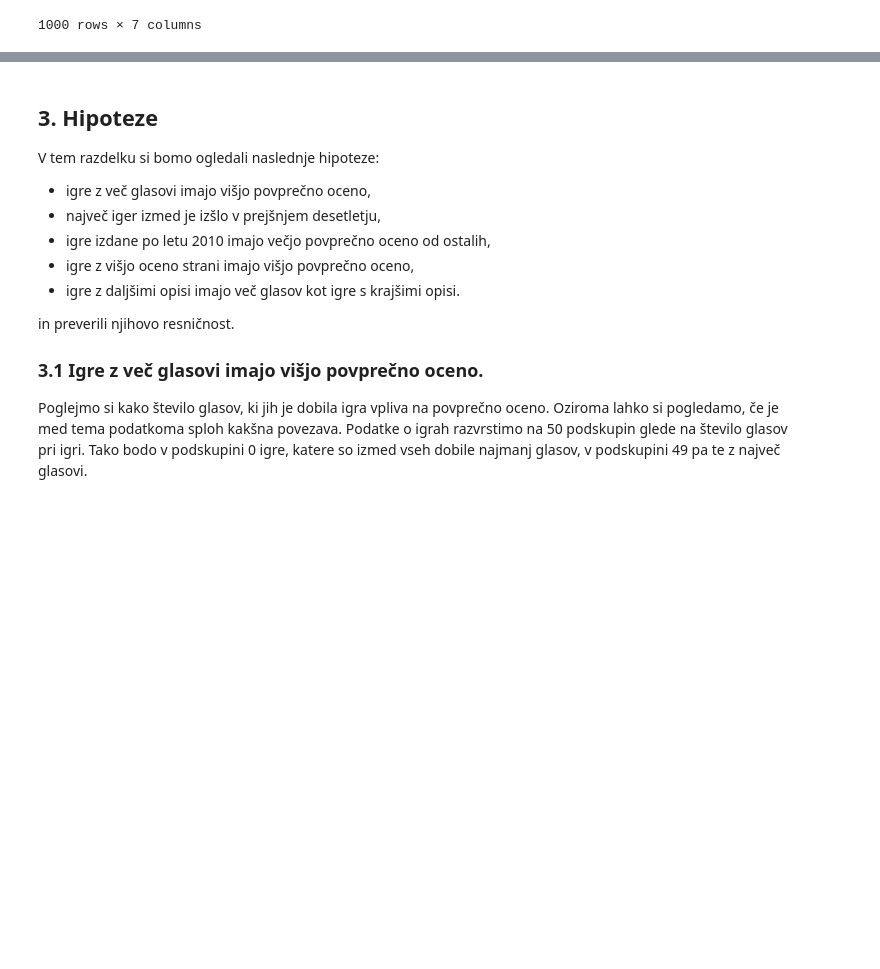
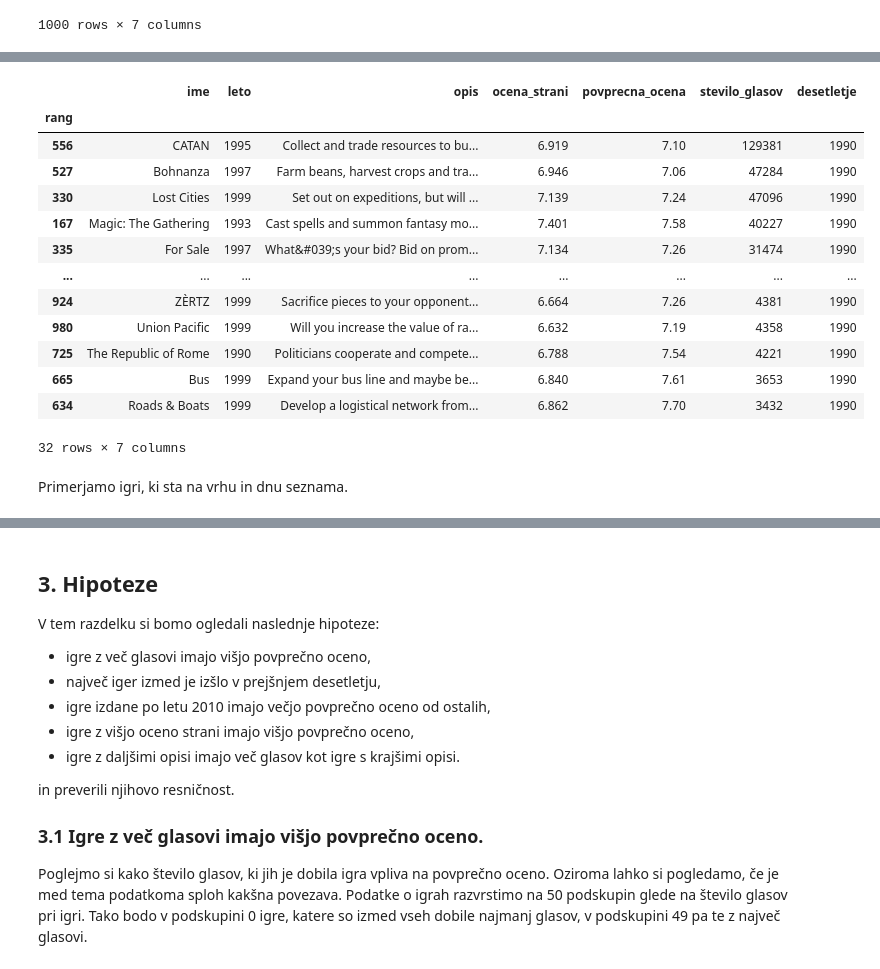
Before and after one commit to NikUrukalo/uvp-projektna-naloga, a Jupyter notebook: analiza.ipynb, the cells around one changed output, grey strips where cells are left out. Saved outputs shown, nothing was run; the diff lists cells and outputs as text; code cells hidden in the pictures; blank space fills up the shorter version.

```diff
--- a/analiza.ipynb
+++ b/analiza.ipynb
@@ -13,8 +13,10 @@ Uvozimo ustrezna paketa ter datoteko za analizo strani. V datoteki igre.csv so z
 - število glasov,
 # %%
 import pandas as pd
-import numpy as np
+import matplotlib.pyplot as plt
 %matplotlib inline
+
+pd.set_option('display.max_rows', 10)
 # %%
 igre = pd.read_csv('igre.csv', index_col="rang")
 # %% [markdown]
@@ -45,0 +64,21 @@ igre
+# %%
+igre_90ta = igre[igre['desetletje'] == 1990]
+najbolj_glasovane_igre = igre_90ta.sort_values(by='stevilo_glasov', ascending=False)
+najbolj_glasovane_igre
+# %% [output]
+|  | ime | leto | opis | ocena_strani | povprecna_ocena | stevilo_glasov | desetletje |
+| rang |  |  |  |  |  |  |  |
+| 556 | CATAN | 1995 | Collect and trade resources to bu... | 6.919 | 7.10 | 129381 | 1990 |
+| 527 | Bohnanza | 1997 | Farm beans, harvest crops and tra... | 6.946 | 7.06 | 47284 | 1990 |
+| 330 | Lost Cities | 1999 | Set out on expeditions, but will ... | 7.139 | 7.24 | 47096 | 1990 |
+| 167 | Magic: The Gathering | 1993 | Cast spells and summon fantasy mo... | 7.401 | 7.58 | 40227 | 1990 |
+| 335 | For Sale | 1997 | What&#039;s your bid? Bid on prom... | 7.134 | 7.26 | 31474 | 1990 |
+| ... | ... | ... | ... | ... | ... | ... | ... |
+| 924 | ZÈRTZ | 1999 | Sacrifice pieces to your opponent... | 6.664 | 7.26 | 4381 | 1990 |
+| 980 | Union Pacific | 1999 | Will you increase the value of ra... | 6.632 | 7.19 | 4358 | 1990 |
+| 725 | The Republic of Rome | 1990 | Politicians cooperate and compete... | 6.788 | 7.54 | 4221 | 1990 |
+| 665 | Bus | 1999 | Expand your bus line and maybe be... | 6.840 | 7.61 | 3653 | 1990 |
+| 634 | Roads & Boats | 1999 | Develop a logistical network from... | 6.862 | 7.70 | 3432 | 1990 |
+32 rows × 7 columns
+# %% [markdown]
+Primerjamo igri, ki sta na vrhu in dnu seznama.
```
Also changed, not shown: parts of 19 cells of this notebook.
